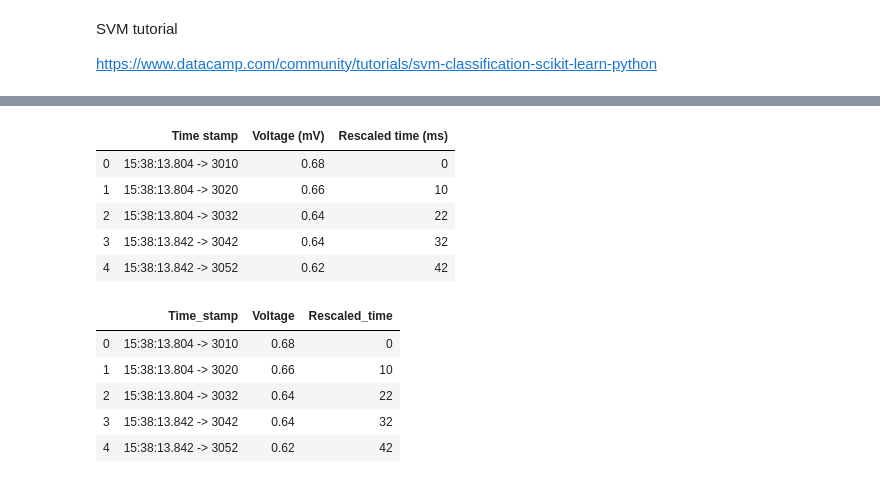
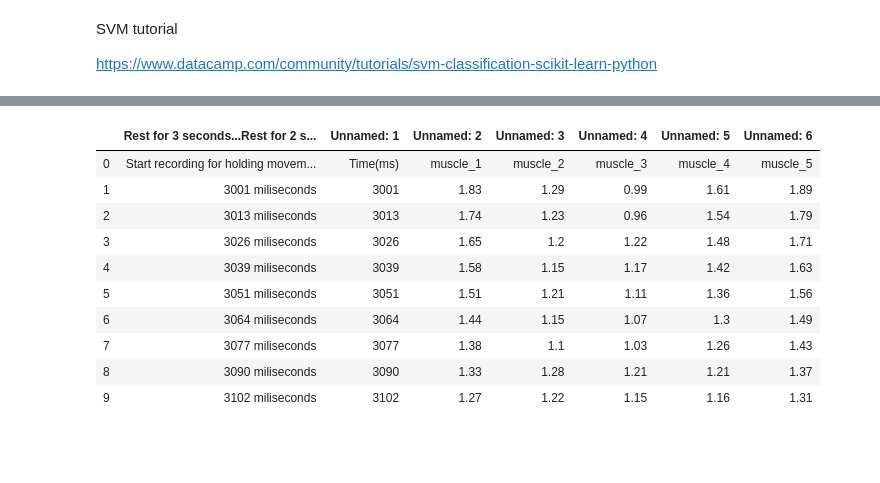
Before and after one commit to thangvle/smart_pros, a Jupyter notebook: hand_jupyter_notebook/EMG mani.ipynb, the cells around one changed output, grey strips where cells are left out. Saved outputs shown, nothing was run; the diff lists cells and outputs as text; code cells hidden in the pictures; blank space fills up the shorter version.

```diff
--- a/hand_jupyter_notebook/EMG mani.ipynb
+++ b/hand_jupyter_notebook/EMG mani.ipynb
@@ -10,11 +76,15 @@ from sklearn import svm
 # %%
-emg_df = pd.read_excel(r"C:\Users\Thang Le\Documents\github\smart_pros\hand_jupyter_notebook\Rescaled_EMG_time.xlsx", sheet_name = "muscle_1")
+cup_df = pd.read_excel(r"C:\Users\Thang Le\Documents\github\smart_pros\hand_jupyter_notebook\hold_a_cup.xlsx", sheet_name="force2")
+cup_df.head(10)
+# %% [output]
+|  | Rest for 3 seconds...Rest for 2 s... | Unnamed: 1 | Unnamed: 2 | Unnamed: 3 | Unnamed: 4 | Unnamed: 5 | Unnamed: 6 |
+| 0 | Start recording for holding movem... | Time(ms) | muscle_1 | muscle_2 | muscle_3 | muscle_4 | muscle_5 |
+| 1 | 3001 miliseconds | 3001 | 1.83 | 1.29 | 0.99 | 1.61 | 1.89 |
+| 2 | 3013 miliseconds | 3013 | 1.74 | 1.23 | 0.96 | 1.54 | 1.79 |
+| 3 | 3026 miliseconds | 3026 | 1.65 | 1.2 | 1.22 | 1.48 | 1.71 |
+| 4 | 3039 miliseconds | 3039 | 1.58 | 1.15 | 1.17 | 1.42 | 1.63 |
+| 5 | 3051 miliseconds | 3051 | 1.51 | 1.21 | 1.11 | 1.36 | 1.56 |
+| 6 | 3064 miliseconds | 3064 | 1.44 | 1.15 | 1.07 | 1.3 | 1.49 |
+| 7 | 3077 miliseconds | 3077 | 1.38 | 1.1 | 1.03 | 1.26 | 1.43 |
+| 8 | 3090 miliseconds | 3090 | 1.33 | 1.28 | 1.21 | 1.21 | 1.37 |
+| 9 | 3102 miliseconds | 3102 | 1.27 | 1.22 | 1.15 | 1.16 | 1.31 |
-# %%
-emg_df.head() # checking the first 5
-# %% [output]
-|  | Time stamp | Voltage (mV) | Rescaled time (ms) |
-| 0 | 15:38:13.804 -> 3010 | 0.68 | 0 |
-| 1 | 15:38:13.804 -> 3020 | 0.66 | 10 |
-| 2 | 15:38:13.804 -> 3032 | 0.64 | 22 |
-| 3 | 15:38:13.842 -> 3042 | 0.64 | 32 |
-| 4 | 15:38:13.842 -> 3052 | 0.62 | 42 |
@@ -23,9 +90,0 @@ emg_df.columns = ['Time_stamp', 'Voltage', 'Rescaled_time']
-# %%
-emg_df.head()
-# %% [output]
-|  | Time_stamp | Voltage | Rescaled_time |
-| 0 | 15:38:13.804 -> 3010 | 0.68 | 0 |
-| 1 | 15:38:13.804 -> 3020 | 0.66 | 10 |
-| 2 | 15:38:13.804 -> 3032 | 0.64 | 22 |
-| 3 | 15:38:13.842 -> 3042 | 0.64 | 32 |
-| 4 | 15:38:13.842 -> 3052 | 0.62 | 42 |
```
Also changed, not shown: parts of 15 cells of this notebook, 2 other files.
